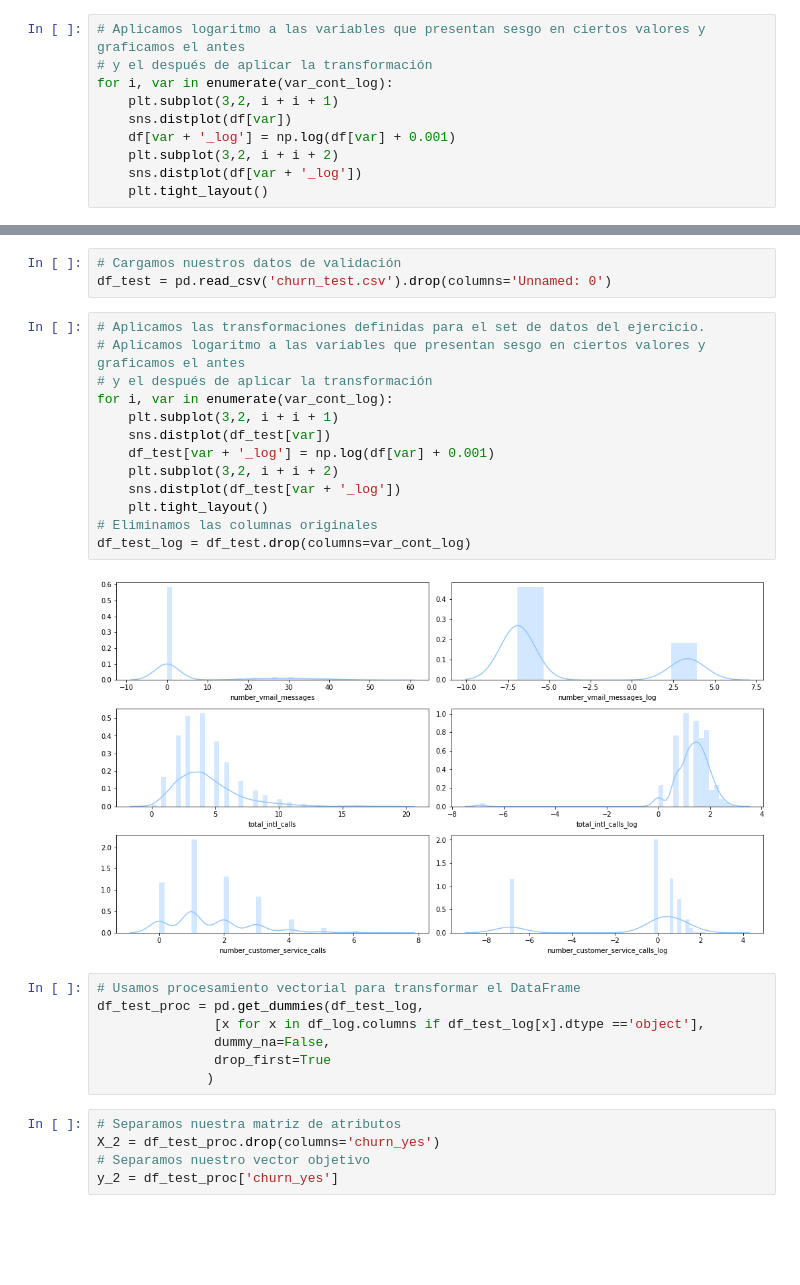
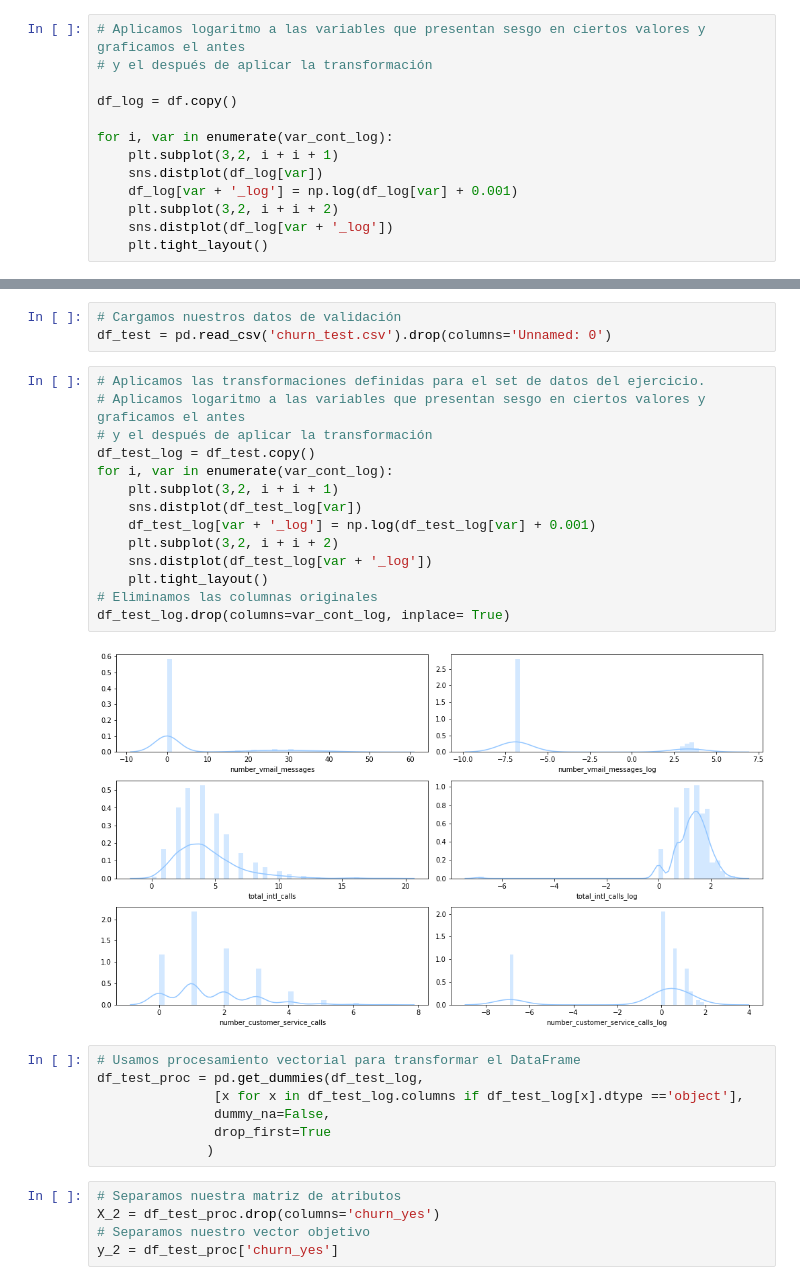
Before and after one commit to ridexmoler/modulo-machine-learning, a Jupyter notebook: semana5/sesion9/Pablo-Rocco-ACT009/notebook.ipynb, the cells around one changed output, grey strips where cells are left out. Drawn from its saved outputs; the diff is of its cells as text; blank space fills up the shorter version.

```diff
--- a/semana5/sesion9/Pablo-Rocco-ACT009/notebook.ipynb
+++ b/semana5/sesion9/Pablo-Rocco-ACT009/notebook.ipynb
@@ -228,12 +228,15 @@ var_cont_log = ['number_vmail_messages', 'total_intl_calls', 'number_customer_se
 # %%
 # Aplicamos logaritmo a las variables que presentan sesgo en ciertos valores y graficamos el antes
 # y el después de aplicar la transformación
+
+df_log = df.copy()
+
 for i, var in enumerate(var_cont_log):
     plt.subplot(3,2, i + i + 1)
-    sns.distplot(df[var])
-    df[var + '_log'] = np.log(df[var] + 0.001)
+    sns.distplot(df_log[var])
+    df_log[var + '_log'] = np.log(df_log[var] + 0.001)
     plt.subplot(3,2, i + i + 2)
-    sns.distplot(df[var + '_log'])
+    sns.distplot(df_log[var + '_log'])
     plt.tight_layout()
 # %% [output]
 [figure]
@@ -404,22 +407,23 @@ df_test = pd.read_csv('churn_test.csv').drop(columns='Unnamed: 0')
 # %%
 # Aplicamos las transformaciones definidas para el set de datos del ejercicio.
 # Aplicamos logaritmo a las variables que presentan sesgo en ciertos valores y graficamos el antes
 # y el después de aplicar la transformación
+df_test_log = df_test.copy()
 for i, var in enumerate(var_cont_log):
     plt.subplot(3,2, i + i + 1)
-    sns.distplot(df_test[var])
-    df_test[var + '_log'] = np.log(df[var] + 0.001)
+    sns.distplot(df_test_log[var])
+    df_test_log[var + '_log'] = np.log(df_test_log[var] + 0.001)
     plt.subplot(3,2, i + i + 2)
-    sns.distplot(df_test[var + '_log'])
+    sns.distplot(df_test_log[var + '_log'])
     plt.tight_layout()
 # Eliminamos las columnas originales
-df_test_log = df_test.drop(columns=var_cont_log)
+df_test_log.drop(columns=var_cont_log, inplace= True)
 # %% [output]
-[figure, old version]
+[figure, new version]
 # %%
 # Usamos procesamiento vectorial para transformar el DataFrame
 df_test_proc = pd.get_dummies(df_test_log,
-               [x for x in df_log.columns if df_test_log[x].dtype =='object'],
+               [x for x in df_test_log.columns if df_test_log[x].dtype =='object'],
                dummy_na=False,
                drop_first=True
               )
```
Also changed, not shown: parts of 24 cells of this notebook.
